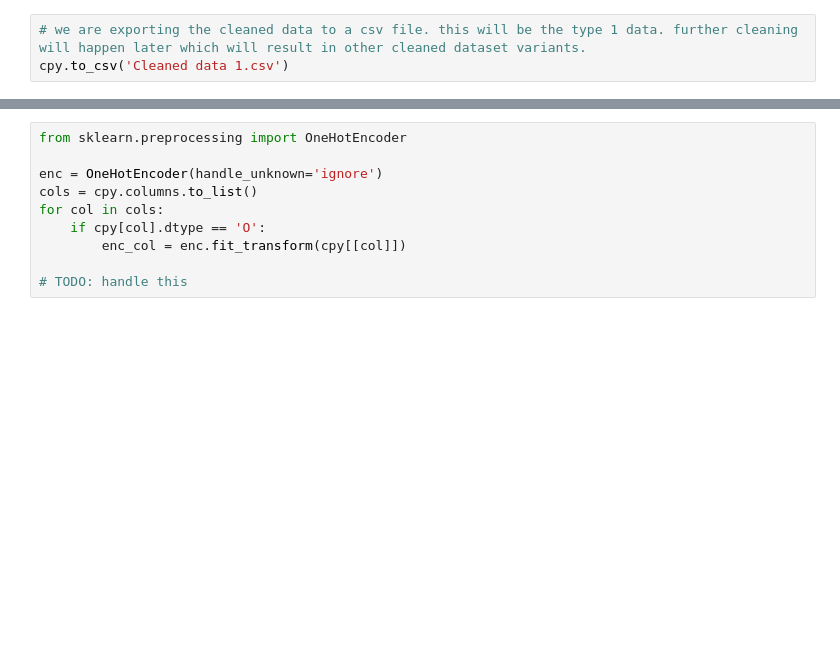
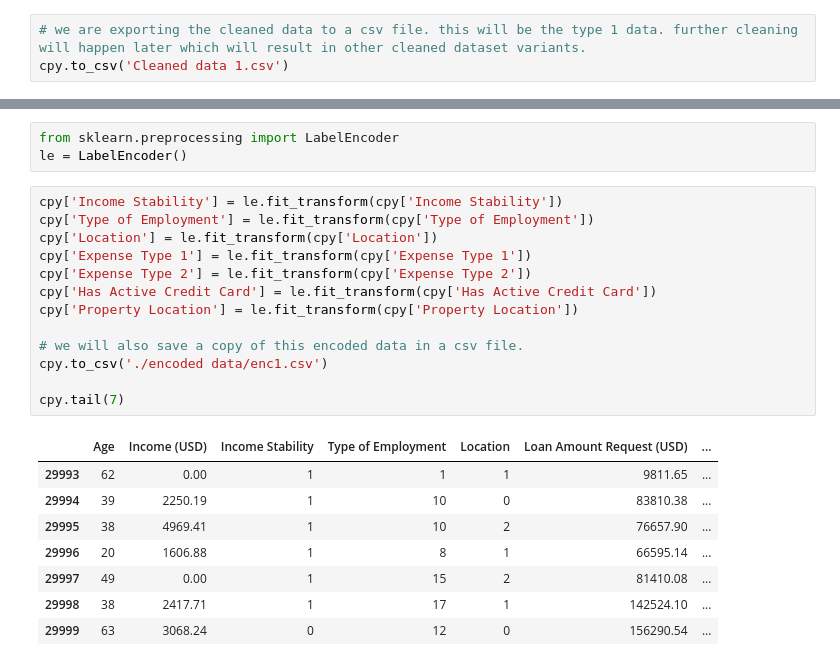
Before and after one commit to Karthikb777/ML-internship, a Jupyter notebook: dataExploration.ipynb, the cells around one changed output, grey strips where cells are left out. Drawn from its saved outputs; the diff is of its cells as text; blank space fills up the shorter version.

```diff
--- a/dataExploration.ipynb
+++ b/dataExploration.ipynb
@@ -206,10 +207,25 @@ cpy.to_csv('Cleaned data 1.csv')
-# %%
-from sklearn.preprocessing import OneHotEncoder
-
-enc = OneHotEncoder(handle_unknown='ignore')
-cols = cpy.columns.to_list()
-for col in cols:
-    if cpy[col].dtype == 'O':
-        enc_col = enc.fit_transform(cpy[[col]])
-
-# TODO: handle this
+# %%
+from sklearn.preprocessing import LabelEncoder
+le = LabelEncoder()
+# %%
+cpy['Income Stability'] = le.fit_transform(cpy['Income Stability'])
+cpy['Type of Employment'] = le.fit_transform(cpy['Type of Employment'])
+cpy['Location'] = le.fit_transform(cpy['Location'])
+cpy['Expense Type 1'] = le.fit_transform(cpy['Expense Type 1'])
+cpy['Expense Type 2'] = le.fit_transform(cpy['Expense Type 2'])
+cpy['Has Active Credit Card'] = le.fit_transform(cpy['Has Active Credit Card'])
+cpy['Property Location'] = le.fit_transform(cpy['Property Location'])
+
+# we will also save a copy of this encoded data in a csv file.
+cpy.to_csv('./encoded data/enc1.csv')
+
+cpy.tail(7)
+# %% [output]
+|  | Age | Income (USD) | Income Stability | Type of Employment | Location | Loan Amount Request (USD) | ... |
+| 29993 | 62 | 0.00 | 1 | 1 | 1 | 9811.65 | ... |
+| 29994 | 39 | 2250.19 | 1 | 10 | 0 | 83810.38 | ... |
+| 29995 | 38 | 4969.41 | 1 | 10 | 2 | 76657.90 | ... |
+| 29996 | 20 | 1606.88 | 1 | 8 | 1 | 66595.14 | ... |
+| 29997 | 49 | 0.00 | 1 | 15 | 2 | 81410.08 | ... |
+| 29998 | 38 | 2417.71 | 1 | 17 | 1 | 142524.10 | ... |
+| 29999 | 63 | 3068.24 | 0 | 12 | 0 | 156290.54 | ... |
```
Also changed, not shown: parts of 3 cells of this notebook, 3 other files.
